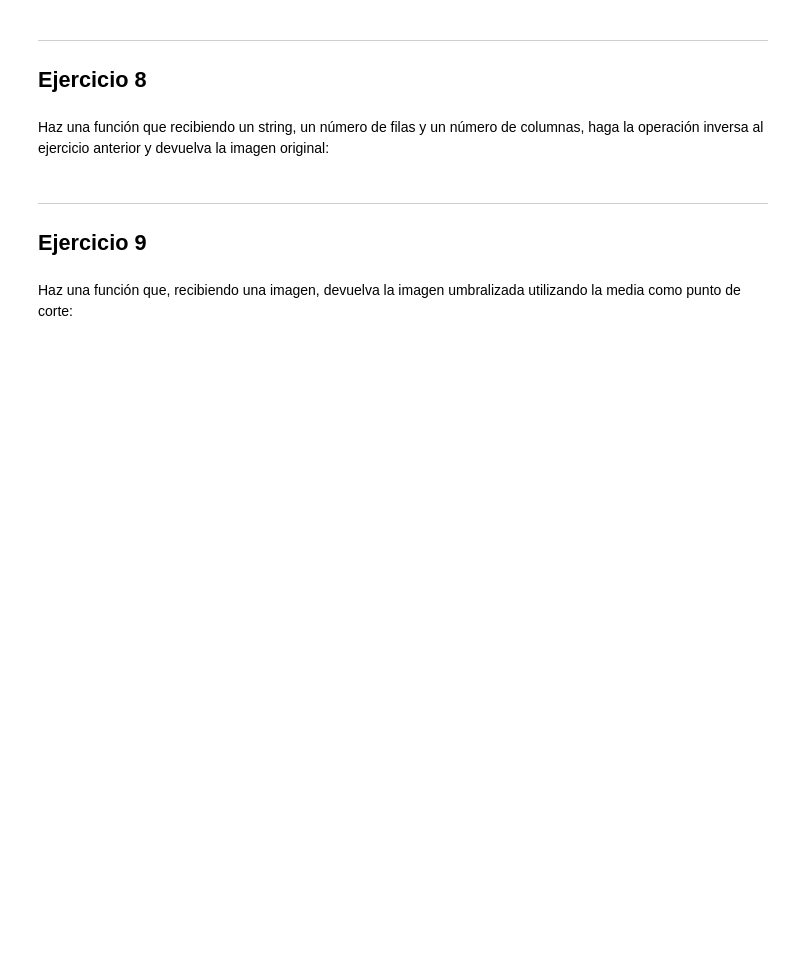
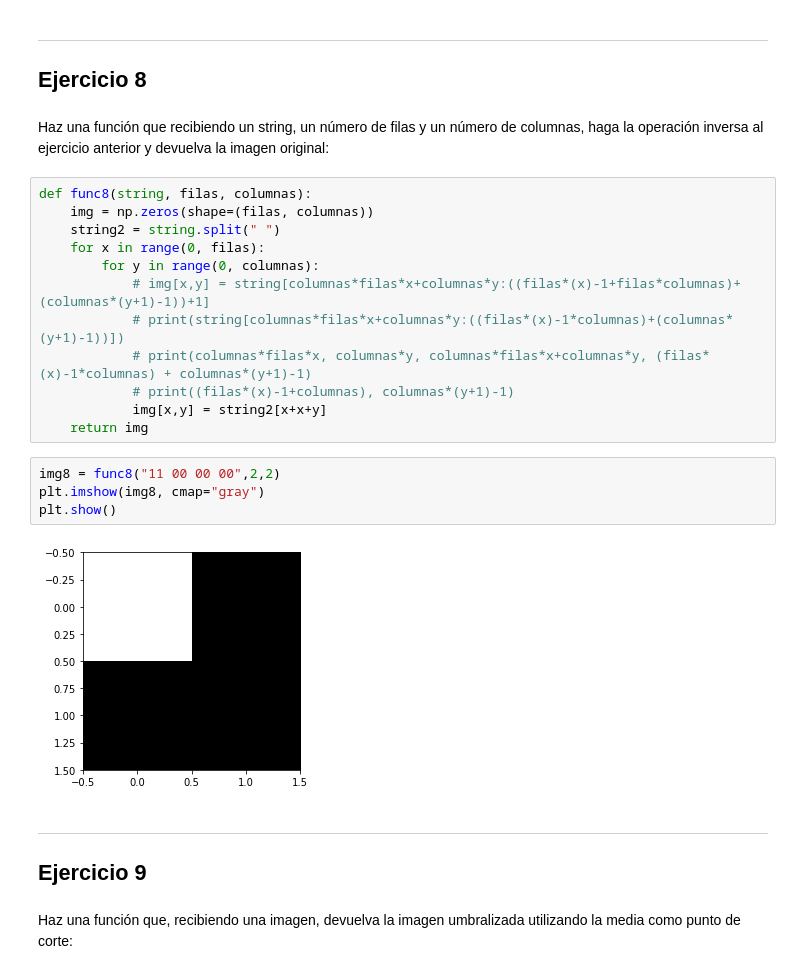
Before and after one commit to CarlosRyu98/PIA, a Jupyter notebook: 03 Tratamiento de imagen/09_Repaso.ipynb, the cells around one changed output. Cells and saved outputs as stored; diff of their text form; blank space fills up the shorter version.

```diff
--- a/03 Tratamiento de imagen/09_Repaso.ipynb
+++ b/03 Tratamiento de imagen/09_Repaso.ipynb
@@ -132,6 +159,24 @@ Haz una función que, recibiendo una imagen en escala de grises (2D) como parám
 ## Ejercicio 8
 # %% [markdown]
 Haz una función que recibiendo un string, un número de filas y un número de columnas, haga la operación inversa al ejercicio anterior y devuelva la imagen original:
+# %%
+def func8(string, filas, columnas):
+    img = np.zeros(shape=(filas, columnas))
+    string2 = string.split(" ")
+    for x in range(0, filas):
+        for y in range(0, columnas):
+            # img[x,y] = string[columnas*filas*x+columnas*y:((filas*(x)-1+filas*columnas)+(columnas*(y+1)-1))+1]
+            # print(string[columnas*filas*x+columnas*y:((filas*(x)-1*columnas)+(columnas*(y+1)-1))])
+            # print(columnas*filas*x, columnas*y, columnas*filas*x+columnas*y, (filas*(x)-1*columnas) + columnas*(y+1)-1)
+            # print((filas*(x)-1+columnas), columnas*(y+1)-1)
+            img[x,y] = string2[x+x+y]
+    return img
+# %%
+img8 = func8("11 00 00 00",2,2)
+plt.imshow(img8, cmap="gray")
+plt.show()
+# %% [output]
+[figure, added]
 # %% [markdown]
 ---
 ## Ejercicio 9
```
Also changed, not shown: parts of 14 cells of this notebook, 1 other file.
